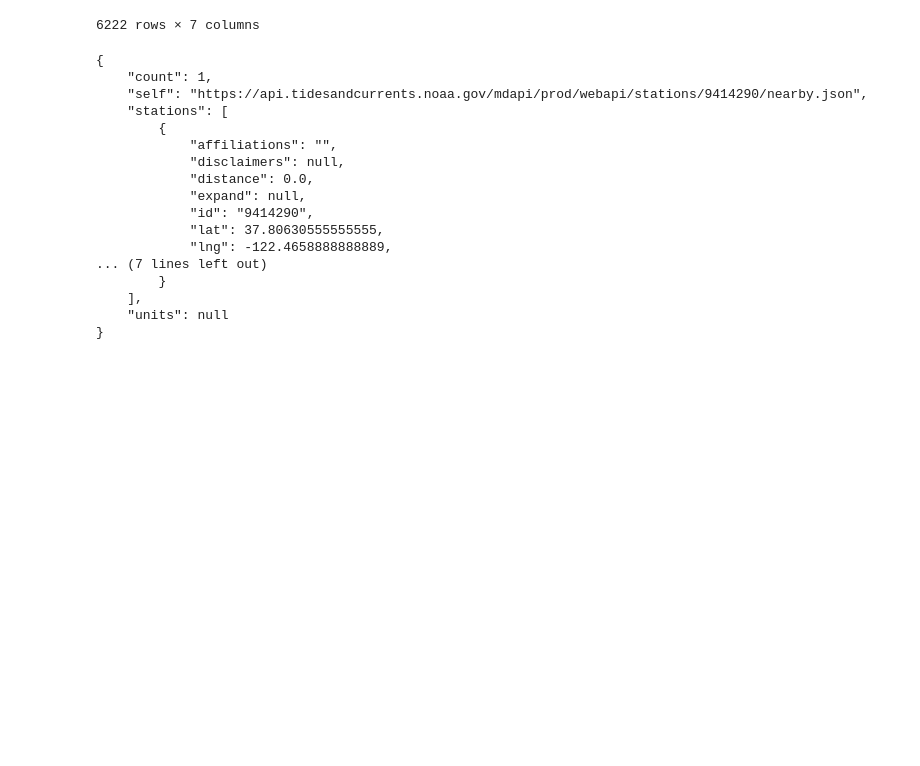
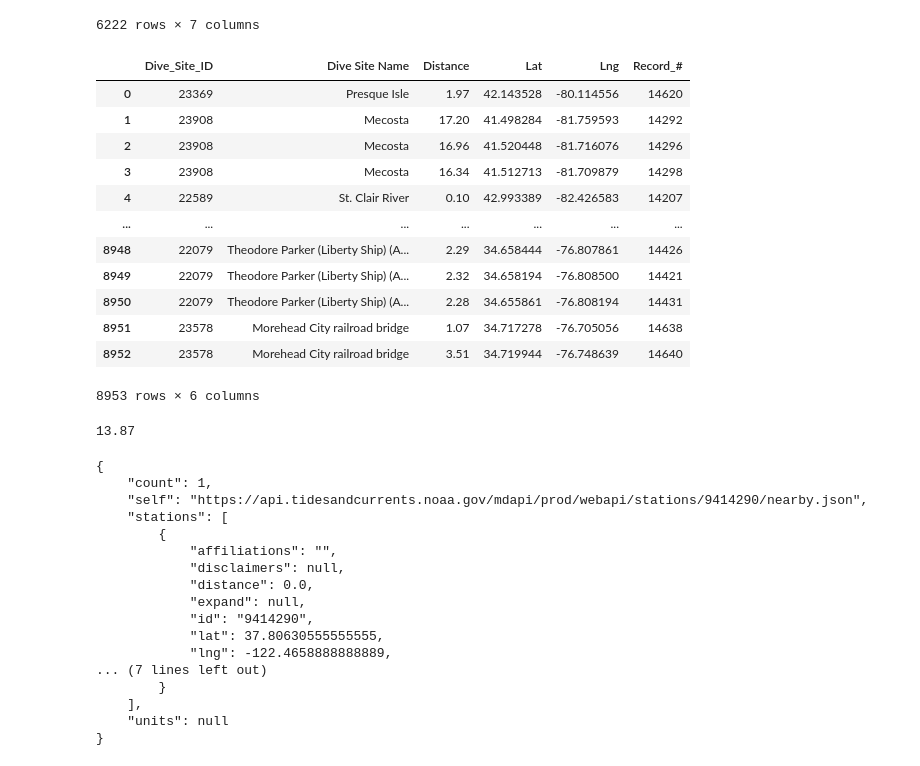
Before and after one commit to cveras33/dive-sites-ETL, a Jupyter notebook: weather_and_currents.ipynb, the cells around one changed output. Saved outputs shown, nothing was run; the diff lists cells and outputs as text; code cells hidden in the pictures; blank space fills up the shorter version.

Commit message:
Finished weather api call for final dive sites transformed csv.

```diff
--- a/weather_and_currents.ipynb
+++ b/weather_and_currents.ipynb
@@ -44,6 +44,31 @@ wreck_csv
 | 6220 | 6220 | 14917 | USS VIRGINA | Wreck - Submerged, nondangerous | 35.019290 | -75.285944 | Med |
 | 6221 | 6221 | 14635 | UNKNOWN | Wreck - Submerged, dangerous to s... | 34.718417 | -76.691278 | Low |
 6222 rows × 7 columns
+# %%
+fin_path = "Resources/my_final_dive_sites_transformed.csv"
+final_csv = pd.read_csv(fin_path)
+final_csv
+# %% [output]
+|  | Dive_Site_ID | Dive Site Name | Distance | Lat | Lng | Record_# |
+| 0 | 23369 | Presque Isle | 1.97 | 42.143528 | -80.114556 | 14620 |
+| 1 | 23908 | Mecosta | 17.20 | 41.498284 | -81.759593 | 14292 |
+| 2 | 23908 | Mecosta | 16.96 | 41.520448 | -81.716076 | 14296 |
+| 3 | 23908 | Mecosta | 16.34 | 41.512713 | -81.709879 | 14298 |
+| 4 | 22589 | St. Clair River | 0.10 | 42.993389 | -82.426583 | 14207 |
+| ... | ... | ... | ... | ... | ... | ... |
+| 8948 | 22079 | Theodore Parker (Liberty Ship) (A... | 2.29 | 34.658444 | -76.807861 | 14426 |
+| 8949 | 22079 | Theodore Parker (Liberty Ship) (A... | 2.32 | 34.658194 | -76.808500 | 14421 |
+| 8950 | 22079 | Theodore Parker (Liberty Ship) (A... | 2.28 | 34.655861 | -76.808194 | 14431 |
+| 8951 | 23578 | Morehead City railroad bridge | 1.07 | 34.717278 | -76.705056 | 14638 |
+| 8952 | 23578 | Morehead City railroad bridge | 3.51 | 34.719944 | -76.748639 | 14640 |
+8953 rows × 6 columns
+# %%
+wrc2_url= f"http://api.openweathermap.org/data/2.5/weather?lat=34.658444&lon=-76.807861&units=imperial&appid={w_key}"
+wrc2_query= requests.get(wrc2_url).json()
+temp2_get2 = wrc2_query['wind']['speed']
+temp2_get2
+# %% [output]
+13.87
 # %%
 #TO TEST A DIFFERENT TYPE OF CURRENT API CALL.... Ignore this one
 
```
Also changed, not shown: parts of 3 cells of this notebook, 2 other files.
